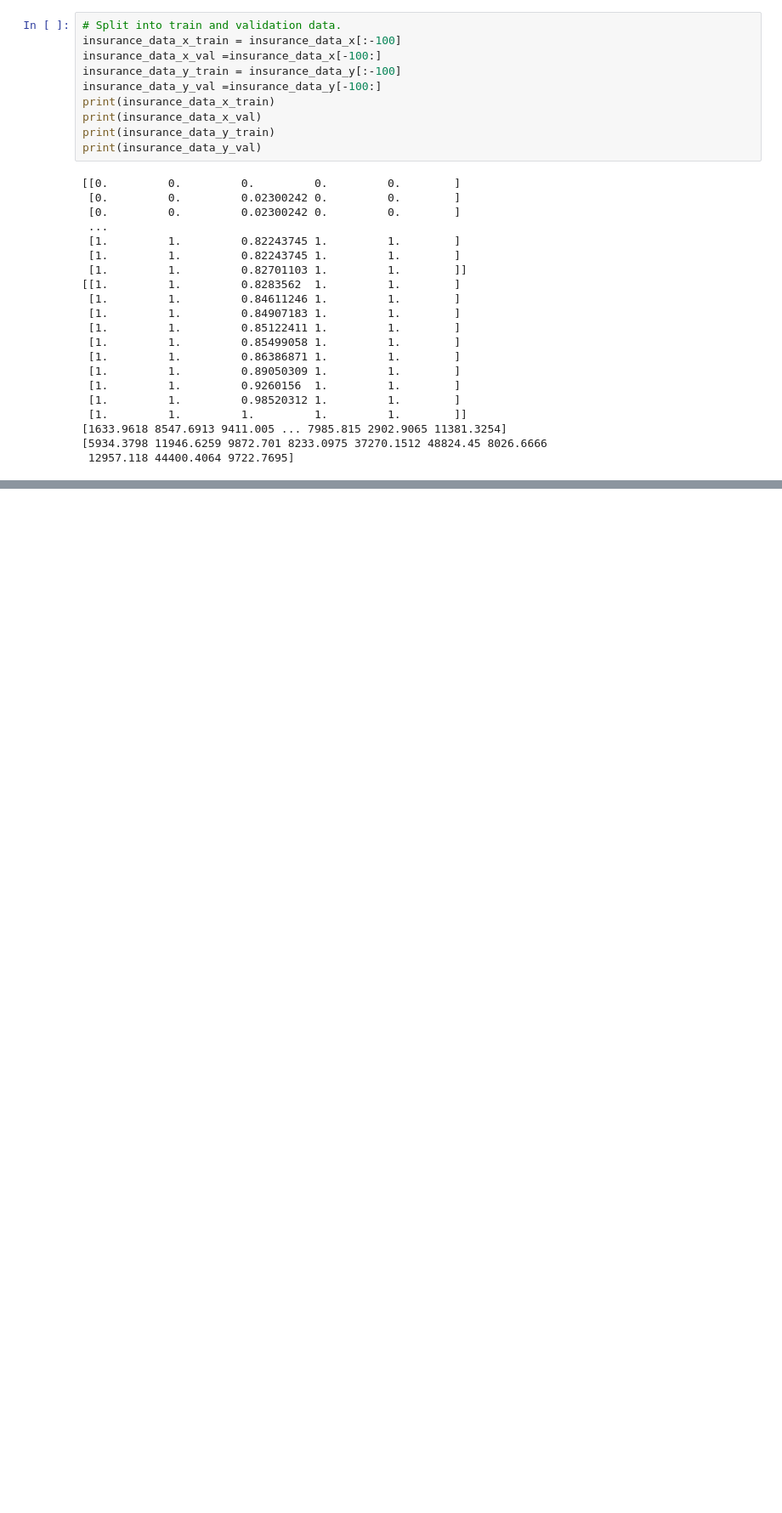
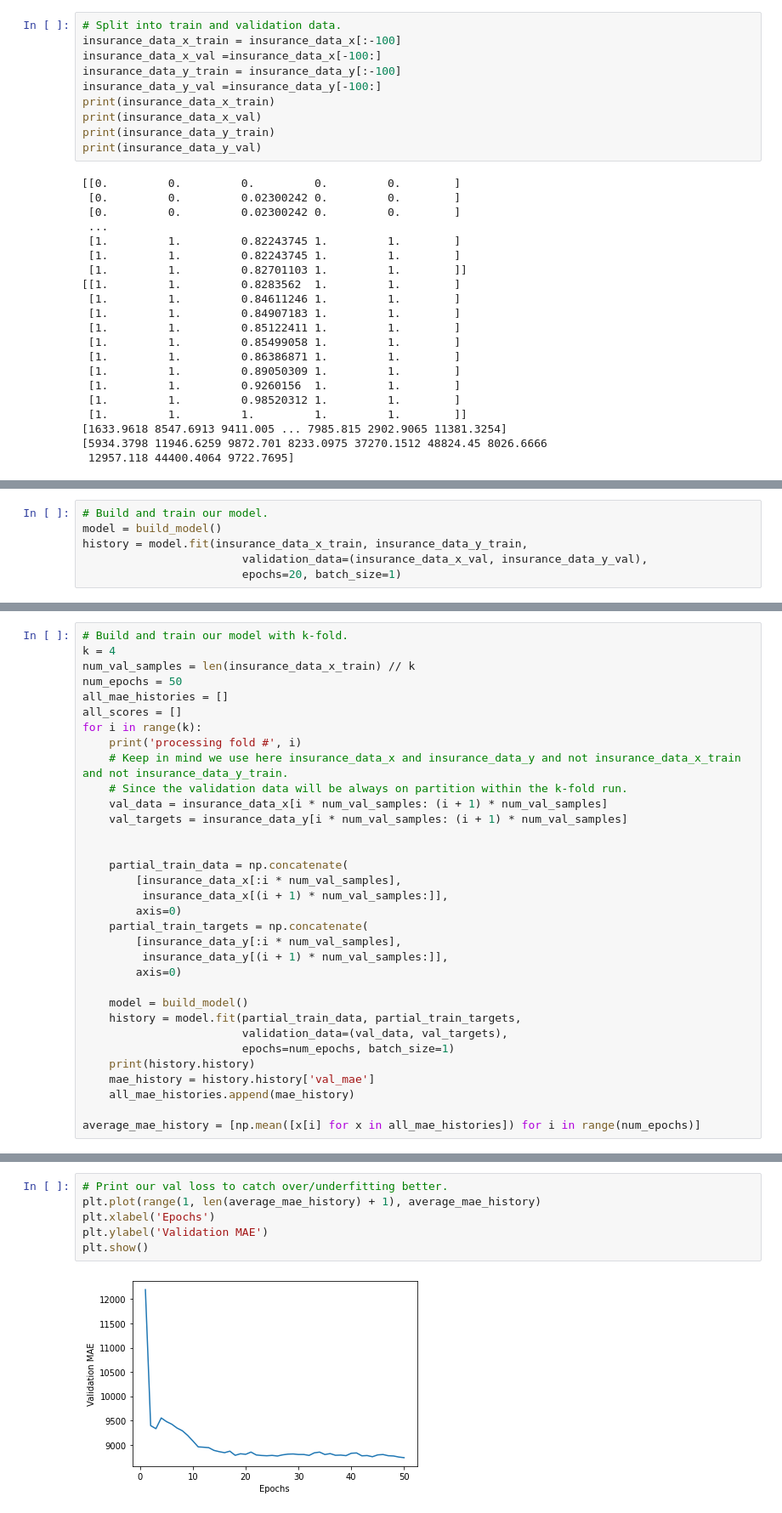
Before and after one commit to baddda/deep-learning-playground, a Jupyter notebook: Medical Cost/medical_cost.ipynb, the cells around one changed output, grey strips where cells are left out. Shown at 85% size. Saved outputs shown, nothing was run; the diff lists cells and outputs as text; blank space fills up the shorter version.

```diff
--- a/Medical Cost/medical_cost.ipynb
+++ b/Medical Cost/medical_cost.ipynb
@@ -187,0 +168,6 @@ Epoch 20/20
+# %%
+# Build and train our model.
+model = build_model()
+history = model.fit(insurance_data_x_train, insurance_data_y_train,
+                        validation_data=(insurance_data_x_val, insurance_data_y_val),
+                        epochs=20, batch_size=1)
@@ -196,0 +205,33 @@ plt.show()
+# %%
+# Build and train our model with k-fold.
+k = 4
+num_val_samples = len(insurance_data_x_train) // k
+num_epochs = 50
+all_mae_histories = []
+all_scores = []
+for i in range(k):
+    print('processing fold #', i)
+    # Keep in mind we use here insurance_data_x and insurance_data_y and not insurance_data_x_train and not insurance_data_y_train.
+    # Since the validation data will be always on partition within the k-fold run.
+    val_data = insurance_data_x[i * num_val_samples: (i + 1) * num_val_samples]
+    val_targets = insurance_data_y[i * num_val_samples: (i + 1) * num_val_samples]
+
+
+    partial_train_data = np.concatenate(
+        [insurance_data_x[:i * num_val_samples],
+         insurance_data_x[(i + 1) * num_val_samples:]],
+        axis=0)
+    partial_train_targets = np.concatenate(
+        [insurance_data_y[:i * num_val_samples],
+         insurance_data_y[(i + 1) * num_val_samples:]],
+        axis=0)
+
+    model = build_model()
+    history = model.fit(partial_train_data, partial_train_targets,
+                        validation_data=(val_data, val_targets),
+                        epochs=num_epochs, batch_size=1)
+    print(history.history)
+    mae_history = history.history['val_mae']
+    all_mae_histories.append(mae_history)
+
+average_mae_history = [np.mean([x[i] for x in all_mae_histories]) for i in range(num_epochs)]
@@ -197 +256,9 @@ plt.show()
+# %%
+# Print our val loss to catch over/underfitting better.
+plt.plot(range(1, len(average_mae_history) + 1), average_mae_history)
+plt.xlabel('Epochs')
+plt.ylabel('Validation MAE')
+plt.show()
+# %% [output]
+[figure, added]
 # %%
```
Also changed, not shown: parts of 6 cells of this notebook.
